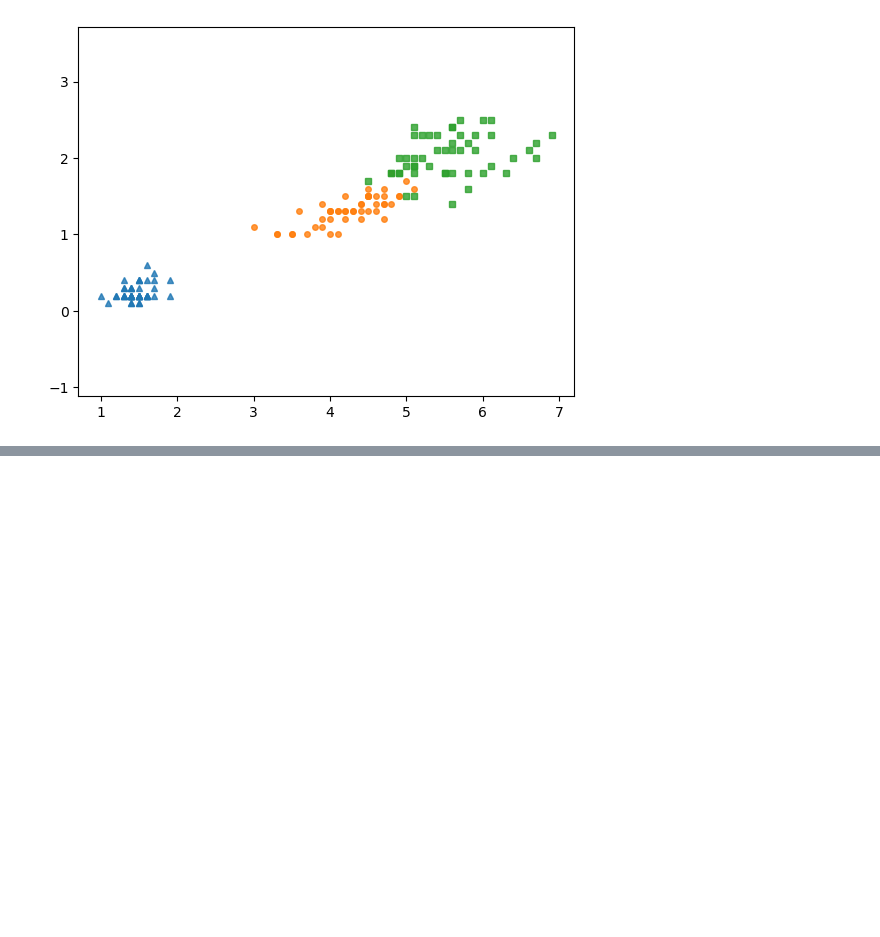
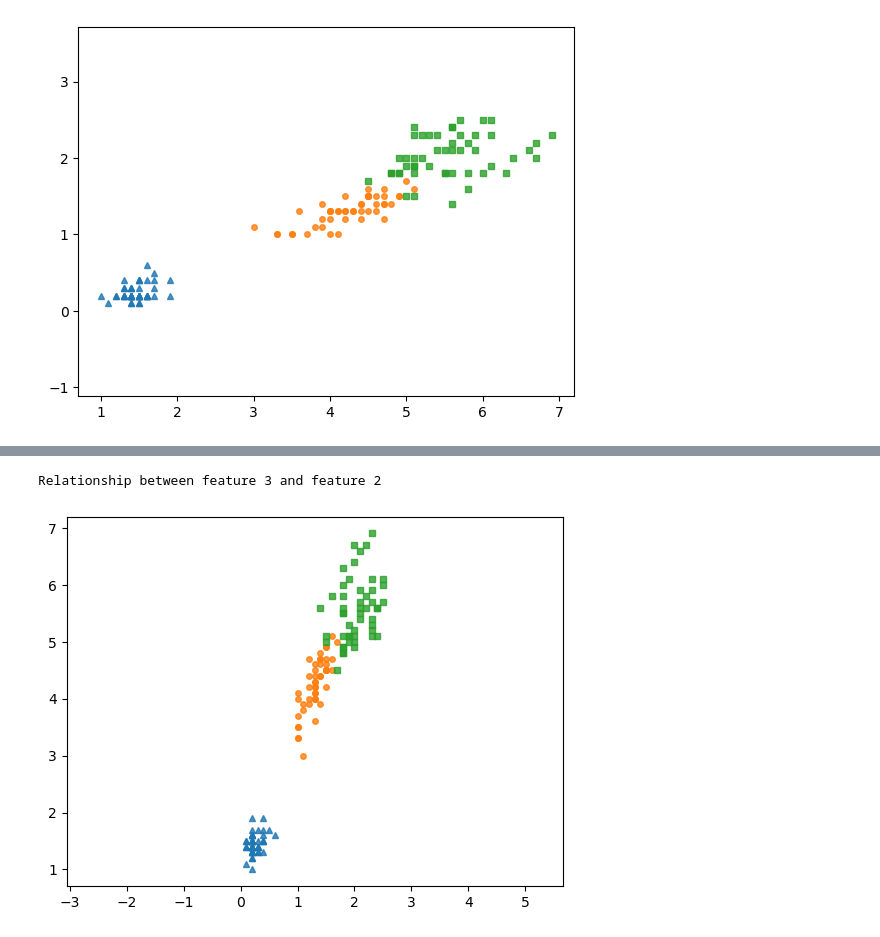
Before and after one commit to TaQuangKhoi/He-thong-thong-tin-thong-minh, a Jupyter notebook: 16-Jun-2023 - KNN - Iris.ipynb, the cells around one changed output, grey strips where cells are left out. Cells and saved outputs as stored; diff of their text form; code cells hidden in the pictures; blank space fills up the shorter version.

```diff
--- a/16-Jun-2023 - KNN - Iris.ipynb
+++ b/16-Jun-2023 - KNN - Iris.ipynb
@@ -214,0 +229,7 @@ Relationship between feature 2 and feature 3
+# %%
+print("Relationship between feature 3 and feature 2")
+features_3_2 = iris_features[:, [3, 2]]
+classes_display(features_3_2, iris_target)
+# %% [output]
+Relationship between feature 3 and feature 2
+[figure, added]
```
Also changed, not shown: parts of 2 cells of this notebook.
